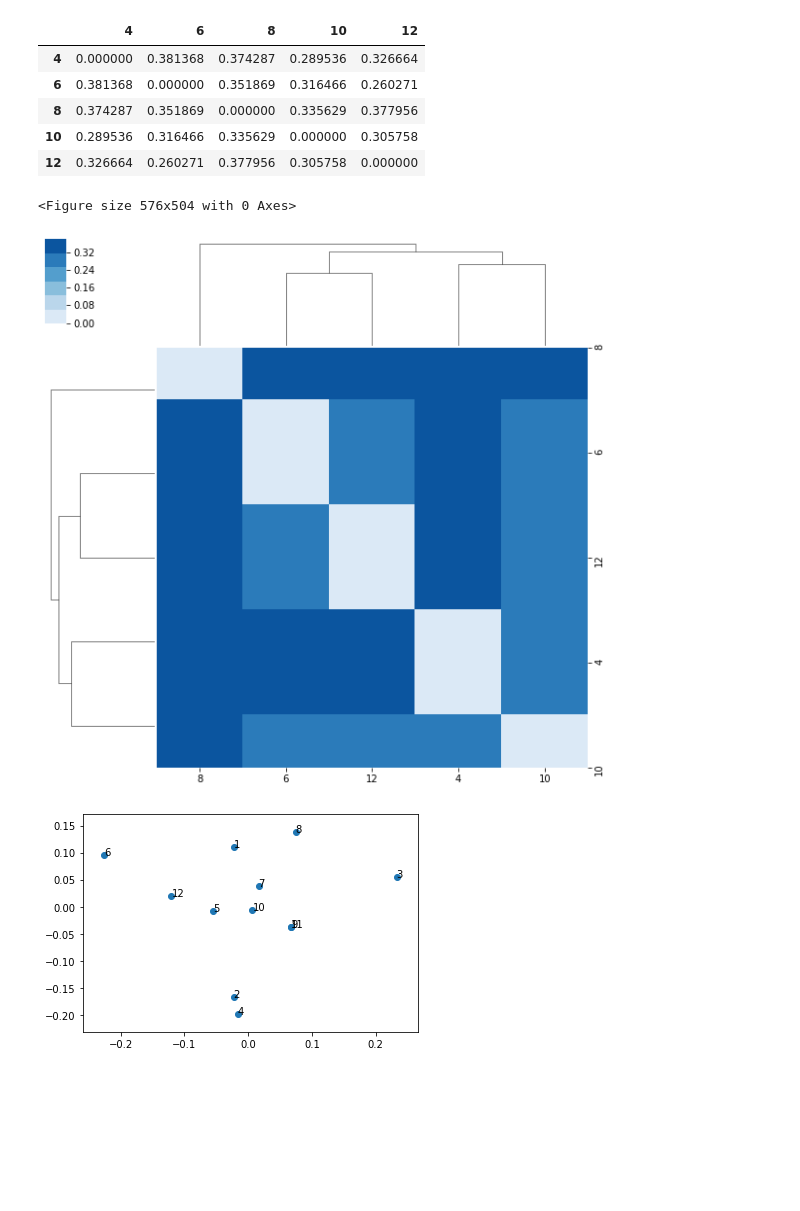
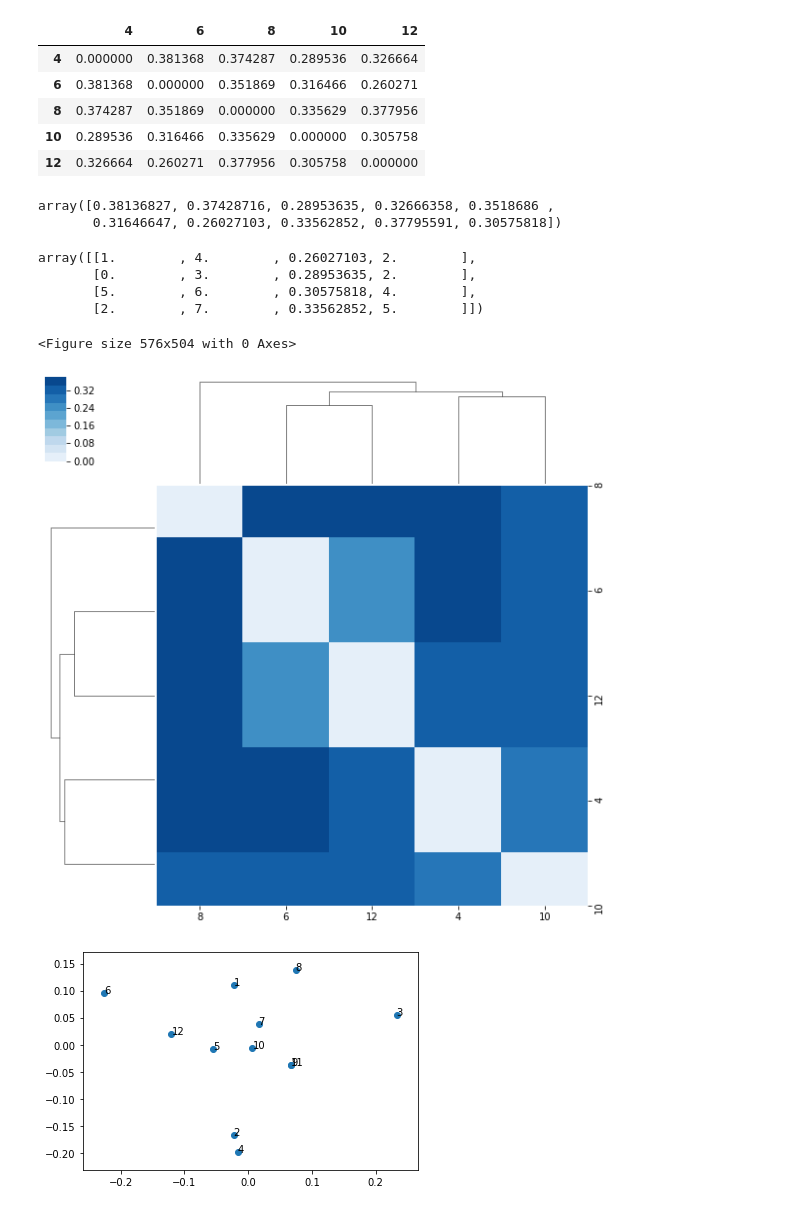
Before and after one commit to MachineTeachingEdu/machine-teaching, a Jupyter notebook: machineteaching/Analyzing BEST solutions 2019_01_01.ipynb, the cells around one changed output. Drawn from its saved outputs; the diff is of its cells as text; code cells hidden in the pictures; blank space fills up the shorter version.

```diff
--- a/machineteaching/Analyzing BEST solutions 2019_01_01.ipynb
+++ b/machineteaching/Analyzing BEST solutions 2019_01_01.ipynb
@@ -670,6 +675,19 @@ def _pcoa(pair_dists, n_components=2):
 
     return np.sqrt(eigvals) * eigvecs
 
+v = eval(where_items[0][0])
+m = where_items[0][1]
+b = where_items[0][2]
+dist = where_items[0][3]
+method = where_items[0][4]
+k = where_items[0][6]
+model_db = pickle.loads(base64.b64decode(where_items[0][7]))
+X = np.asarray(where_items[0][8])
+
+vectorizer = CountVectorizer(analyzer = python_analyzer,
+                             binary=b,
+                             min_df=m)
+train_data_features = vectorizer.fit_transform(solutions)
 data = pyLDAvis.sklearn._extract_data(model, train_data_features, vectorizer)
 
 topic_term_dists = _df_with_names(data['topic_term_dists'], 'topic', 'term')
@@ -703,21 +722,42 @@ df_filter
 | 8 | 0.374287 | 0.351869 | 0.000000 | 0.335629 | 0.377956 |
 | 10 | 0.289536 | 0.316466 | 0.335629 | 0.000000 | 0.305758 |
 | 12 | 0.326664 | 0.260271 | 0.377956 | 0.305758 | 0.000000 |
+# %%
+d_matrix = df_filter.to_numpy()[np.triu_indices(df_filter.shape[0],1)]
+# d_matrix.sort()
+d_matrix
+# %% [output]
+array([0.38136827, 0.37428716, 0.28953635, 0.32666358, 0.3518686 ,
+       0.31646647, 0.26027103, 0.33562852, 0.37795591, 0.30575818])
+# %%
+import scipy.spatial as sp
+# import scipy.cluster.hierarchy as hc
+import scipy.cluster._hierarchy as hc2
+# linkage = hc.linkage(df_filter[[2,4]], method='single')
+linkage = hc2.mst_single_linkage(d_matrix, df_filter.shape[0])
+linkage
+# %% [output]
+array([[1.        , 4.        , 0.26027103, 2.        ],
+       [0.        , 3.        , 0.28953635, 2.        ],
+       [5.        , 6.        , 0.30575818, 4.        ],
+       [2.        , 7.        , 0.33562852, 5.        ]])
 # %%
-cmap = (sns.color_palette("Blues"))
+cmap = (sns.color_palette("Blues", 10))
 plt.figure(figsize=(8,7))
 g = sns.clustermap(df_filter,
 #                    robust=True,
                    cmap=cmap,
+                   row_linkage=linkage,
+                   col_linkage=linkage
                     )
 # plt.xticks(np.arange(0.5, 13, 1), np.arange(1, 13))
 # plt.yticks(np.arange(0.5, 13, 1), np.arange(1, 13))
 plt.savefig("data/tese/topic_distances.eps",format='eps')
 plt.savefig("data/tese/topic_distances.png", format='png')
 plt.show()
 # %% [output]
 <Figure size 576x504 with 0 Axes>
-[figure, old version]
+[figure, new version]
 # %%
 x = topic_coordinates[:,0]
 y = topic_coordinates[:,1]
```
Also changed, not shown: parts of 3 cells of this notebook.
